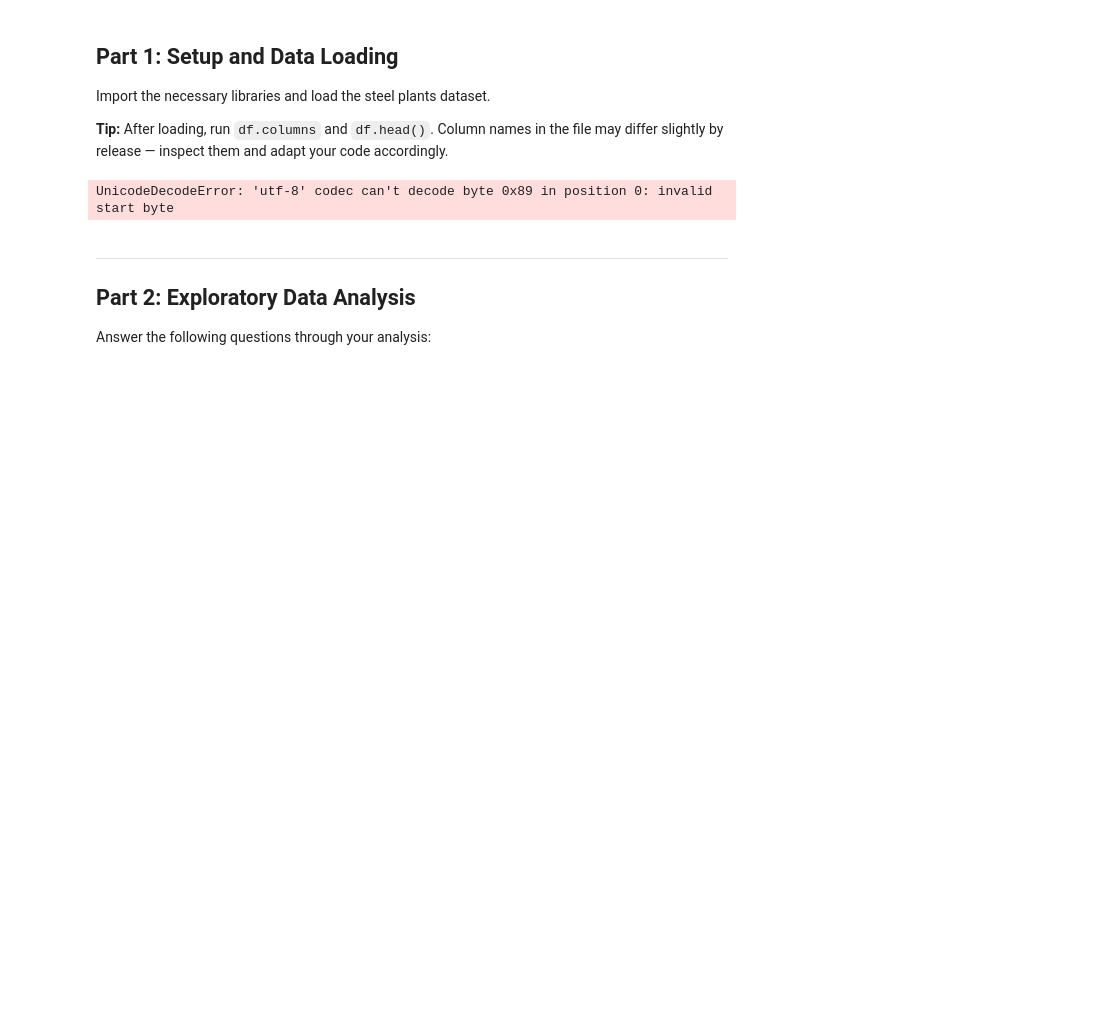
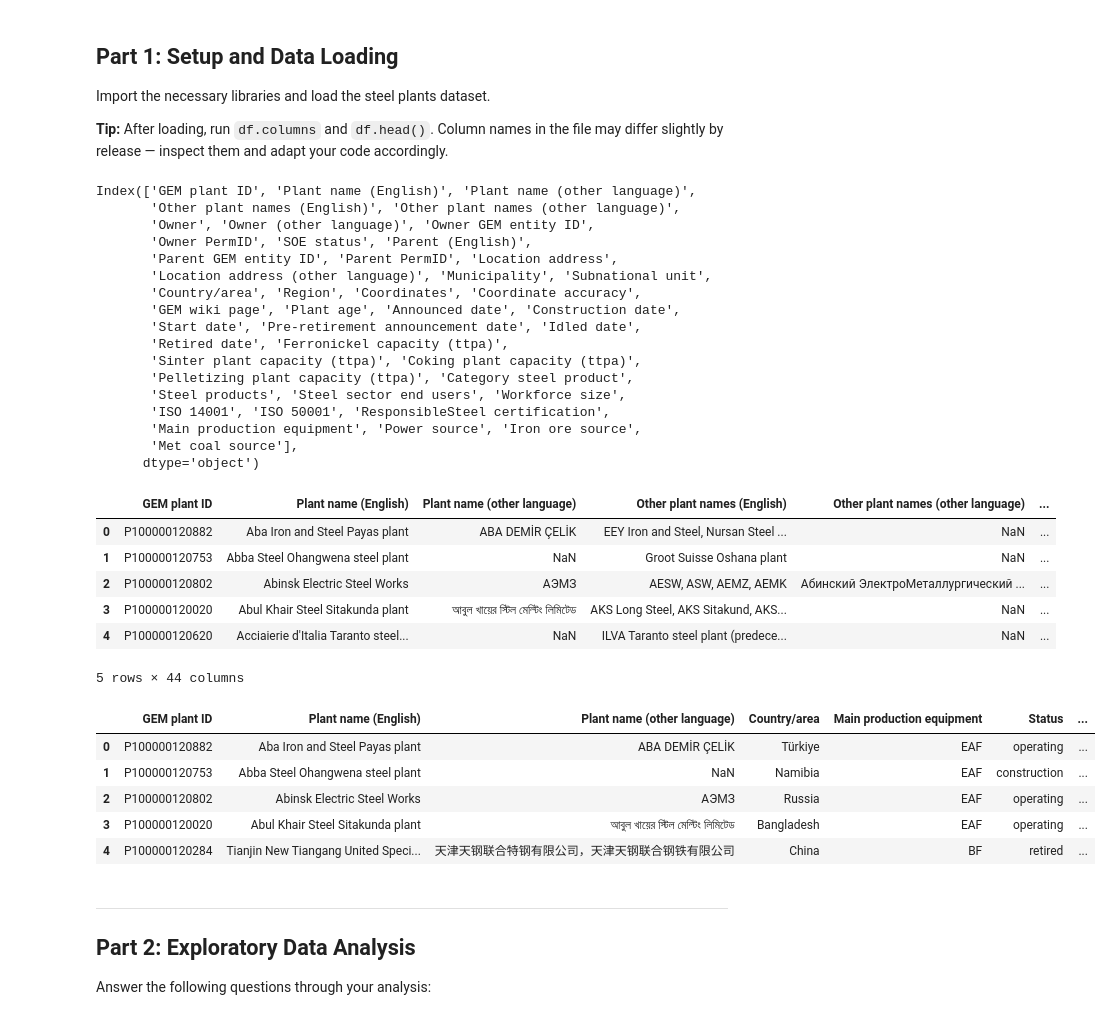
Before and after one commit to AlixBauret28/aidams-lab1-Bauret-Metz-Normand-DeSaintAignan, a Jupyter notebook: aidams_lab1_Bauret_Metz_Normand.ipynb, the cells around one changed output. Cells and saved outputs as stored; diff of their text form; code cells hidden in the pictures; blank space fills up the shorter version.

```diff
--- a/aidams_lab1_Bauret_Metz_Normand.ipynb
+++ b/aidams_lab1_Bauret_Metz_Normand.ipynb
@@ -76,19 +76,0 @@ import seaborn as sns
-# %%
-df1 = pd.read_csv("LitPop_pc_300_arcsec_CHN_v1.hdf5")
-df2 = pd.read_csv("LitPop_pc_300_arcsec_IND_v1.hdf5")
-df3 = pd.read_csv("LitPop_pc_300_arcsec_JPN_v1.hdf5")
-
-print("Dataset 1 columns:")
-print(df1.columns)
-
-print("\nDataset 2 columns:")
-print(df2.columns)
-
-print("\nDataset 3 columns:")
-print(df3.columns)
-
-display(df1.head())
-display(df2.head())
-display(df3.head())
-# %% [output]
-UnicodeDecodeError: 'utf-8' codec can't decode byte 0x89 in position 0: invalid start byte
@@ -112,3 +77,41 @@ display(df3.head())
+# %%
+df = pd.read_excel("Plant-level_data_Global_Iron_and_Steel_Tracker_June_2026_V1.xlsx", sheet_name="Plant data")
+caps = pd.read_excel("Plant-level_data_Global_Iron_and_Steel_Tracker_June_2026_V1.xlsx", sheet_name="Plant capacities and status")
+
+print(df.columns)
+display(df.head())
+display(caps.head())
+# %% [output]
+Index(['GEM plant ID', 'Plant name (English)', 'Plant name (other language)',
+       'Other plant names (English)', 'Other plant names (other language)',
+       'Owner', 'Owner (other language)', 'Owner GEM entity ID',
+       'Owner PermID', 'SOE status', 'Parent (English)',
+       'Parent GEM entity ID', 'Parent PermID', 'Location address',
+       'Location address (other language)', 'Municipality', 'Subnational unit',
+       'Country/area', 'Region', 'Coordinates', 'Coordinate accuracy',
+       'GEM wiki page', 'Plant age', 'Announced date', 'Construction date',
+       'Start date', 'Pre-retirement announcement date', 'Idled date',
+       'Retired date', 'Ferronickel capacity (ttpa)',
+       'Sinter plant capacity (ttpa)', 'Coking plant capacity (ttpa)',
+       'Pelletizing plant capacity (ttpa)', 'Category steel product',
+       'Steel products', 'Steel sector end users', 'Workforce size',
+       'ISO 14001', 'ISO 50001', 'ResponsibleSteel certification',
+       'Main production equipment', 'Power source', 'Iron ore source',
+       'Met coal source'],
+      dtype='object')
+|  | GEM plant ID | Plant name (English) | Plant name (other language) | Other plant names (English) | Other plant names (other language) | ... |
+| 0 | P100000120882 | Aba Iron and Steel Payas plant | ABA DEMİR ÇELİK | EEY Iron and Steel, Nursan Steel ... | NaN | ... |
+| 1 | P100000120753 | Abba Steel Ohangwena steel plant | NaN | Groot Suisse Oshana plant | NaN | ... |
+| 2 | P100000120802 | Abinsk Electric Steel Works | АЭМЗ | AESW, ASW, AEMZ, AEMK | Абинский ЭлектроМеталлургический ... | ... |
+| 3 | P100000120020 | Abul Khair Steel Sitakunda plant | আবুল খায়ের স্টিল মেল্টিং লিমিটেড | AKS Long Steel, AKS Sitakund, AKS... | NaN | ... |
+| 4 | P100000120620 | Acciaierie d'Italia Taranto steel... | NaN | ILVA Taranto steel plant (predece... | NaN | ... |
+5 rows × 44 columns
+|  | GEM plant ID | Plant name (English) | Plant name (other language) | Country/area | Main production equipment | Status | ... |
+| 0 | P100000120882 | Aba Iron and Steel Payas plant | ABA DEMİR ÇELİK | Türkiye | EAF | operating | ... |
+| 1 | P100000120753 | Abba Steel Ohangwena steel plant | NaN | Namibia | EAF | construction | ... |
+| 2 | P100000120802 | Abinsk Electric Steel Works | АЭМЗ | Russia | EAF | operating | ... |
+| 3 | P100000120020 | Abul Khair Steel Sitakunda plant | আবুল খায়ের স্টিল মেল্টিং লিমিটেড | Bangladesh | EAF | operating | ... |
+| 4 | P100000120284 | Tianjin New Tiangang United Speci... | 天津天钢联合特钢有限公司，天津天钢联合钢铁有限公司 | China | BF | retired | ... |
 # %% [markdown]
 ---
 ## Part 2: Exploratory Data Analysis
```
Also changed, not shown: parts of 53 cells of this notebook.
